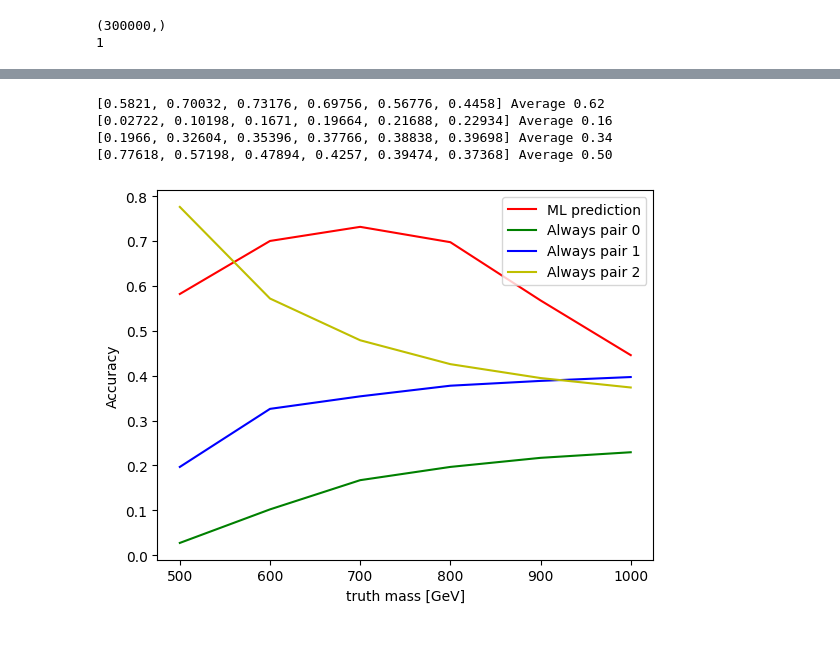
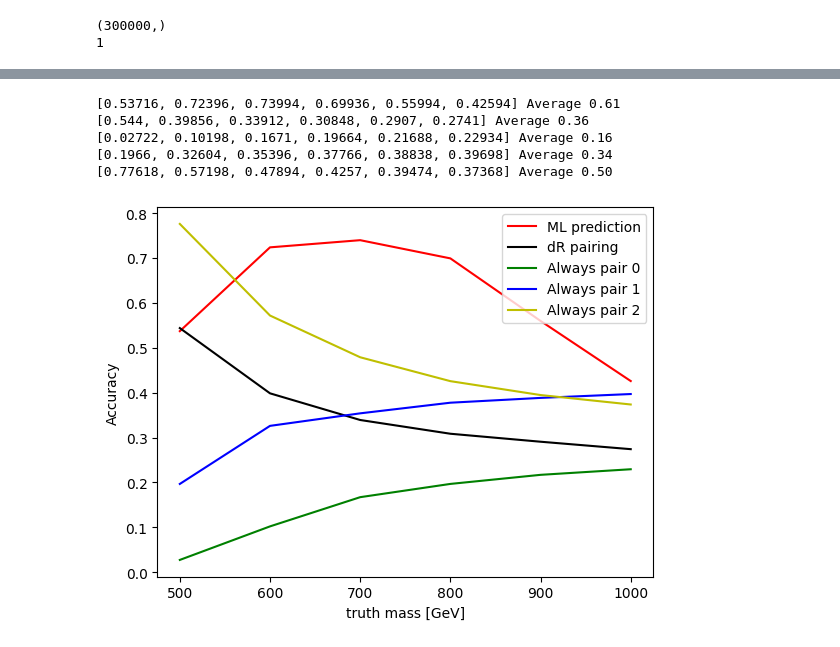
Before and after one commit to wang-hui/DiJet_ML, a Jupyter notebook: Dijet_DNN_test.ipynb, the cells around one changed output, grey strips where cells are left out. Cells and saved outputs as stored; diff of their text form; code cells hidden in the pictures.

```diff
--- a/Dijet_DNN_test.ipynb
+++ b/Dijet_DNN_test.ipynb
@@ -83,3 +69,6 @@ TrainingDF
+# %%
+TrainingDF = TrainingDF.reset_index(drop=True)
+TestingDF = TestingDF.reset_index(drop=True)
 # %%
 TrainingDF.dtypes
 # %% [output]
@@ -111,6 +101,6 @@ plt.hist(TestingDF["Mass"])
 # %%
 TrainingInputs = TrainingDF[['M4', 'R1', 'R2', 'R3']].to_numpy()
-TrainingTruth = TrainingDF["Truth"].to_numpy()
+TrainingTruth = TrainingDF["Truth_high"].to_numpy()
 
 TestingInputs = TestingDF[['M4', 'R1', 'R2', 'R3']].to_numpy()
 # %%
@@ -233,37 +223,43 @@ TestingDF
 # %%
 AccPred = []
+AccdR = []
 Acc0 = []
 Acc1 = []
 Acc2 = []
 for Mass in Masses:
     TestingDF_temp = TestingDF.loc[TestingDF["Mass"] == Mass]
-    TestingDF_pred = TestingDF_temp.loc[TestingDF_temp["Pred"]==TestingDF_temp["Truth"]]
-    TestingDF_0 = TestingDF_temp.loc[0==TestingDF_temp["Truth"]]
-    TestingDF_1 = TestingDF_temp.loc[1==TestingDF_temp["Truth"]]
-    TestingDF_2 = TestingDF_temp.loc[2==TestingDF_temp["Truth"]]
+    TestingDF_pred = TestingDF_temp.loc[TestingDF_temp["Pred"]==TestingDF_temp["Truth_high"]]
+    TestingDF_dR = TestingDF_temp.loc[TestingDF_temp["dRi"]==TestingDF_temp["Truth_high"]]
+    TestingDF_0 = TestingDF_temp.loc[0==TestingDF_temp["Truth_high"]]
+    TestingDF_1 = TestingDF_temp.loc[1==TestingDF_temp["Truth_high"]]
+    TestingDF_2 = TestingDF_temp.loc[2==TestingDF_temp["Truth_high"]]
 
     AccPred.append(float(len(TestingDF_pred.index))/len(TestingDF_temp.index))
+    AccdR.append(float(len(TestingDF_dR.index))/len(TestingDF_temp.index))
     Acc0.append(float(len(TestingDF_0.index))/len(TestingDF_temp.index))
     Acc1.append(float(len(TestingDF_1.index))/len(TestingDF_temp.index))
     Acc2.append(float(len(TestingDF_2.index))/len(TestingDF_temp.index))
 # %%
 print(AccPred, "Average %.2f" % float(sum(AccPred)/len(AccPred)))
+print(AccdR, "Average %.2f" % float(sum(AccdR)/len(AccdR)))
 print(Acc0, "Average %.2f" % float(sum(Acc0)/len(Acc0)))
 print(Acc1, "Average %.2f" % float(sum(Acc1)/len(Acc1)))
 print(Acc2, "Average %.2f" % float(sum(Acc2)/len(Acc2)))
 # %% [output]
-[0.5821, 0.70032, 0.73176, 0.69756, 0.56776, 0.4458] Average 0.62
+[0.53716, 0.72396, 0.73994, 0.69936, 0.55994, 0.42594] Average 0.61
+[0.544, 0.39856, 0.33912, 0.30848, 0.2907, 0.2741] Average 0.36
 [0.02722, 0.10198, 0.1671, 0.19664, 0.21688, 0.22934] Average 0.16
 [0.1966, 0.32604, 0.35396, 0.37766, 0.38838, 0.39698] Average 0.34
 [0.77618, 0.57198, 0.47894, 0.4257, 0.39474, 0.37368] Average 0.50
 # %%
-plt.plot(Masses, AccPred, 'r', label = "ML prediction")
-plt.plot(Masses, Acc0, 'g', label = "Always pair 0")
-plt.plot(Masses, Acc1, 'b', label = "Always pair 1")
-plt.plot(Masses, Acc2, 'y', label = "Always pair 2")
-plt.legend(loc='upper right')
+plt.plot(Masses, AccPred, "r", label = "ML prediction")
+plt.plot(Masses, AccdR, "k", label = "dR pairing")
+plt.plot(Masses, Acc0, "g", label = "Always pair 0")
+plt.plot(Masses, Acc1, "b", label = "Always pair 1")
+plt.plot(Masses, Acc2, "y", label = "Always pair 2")
+plt.legend(loc="upper right")
 plt.xlabel("truth mass [GeV]")
 plt.ylabel("Accuracy")
 plt.savefig("plots/" + Model.name + "_Acc_vs_mass.png")
 # %% [output]
-[figure, old version]
+[figure, new version]
```
Also changed, not shown: parts of 13 cells of this notebook, 1 other file.
